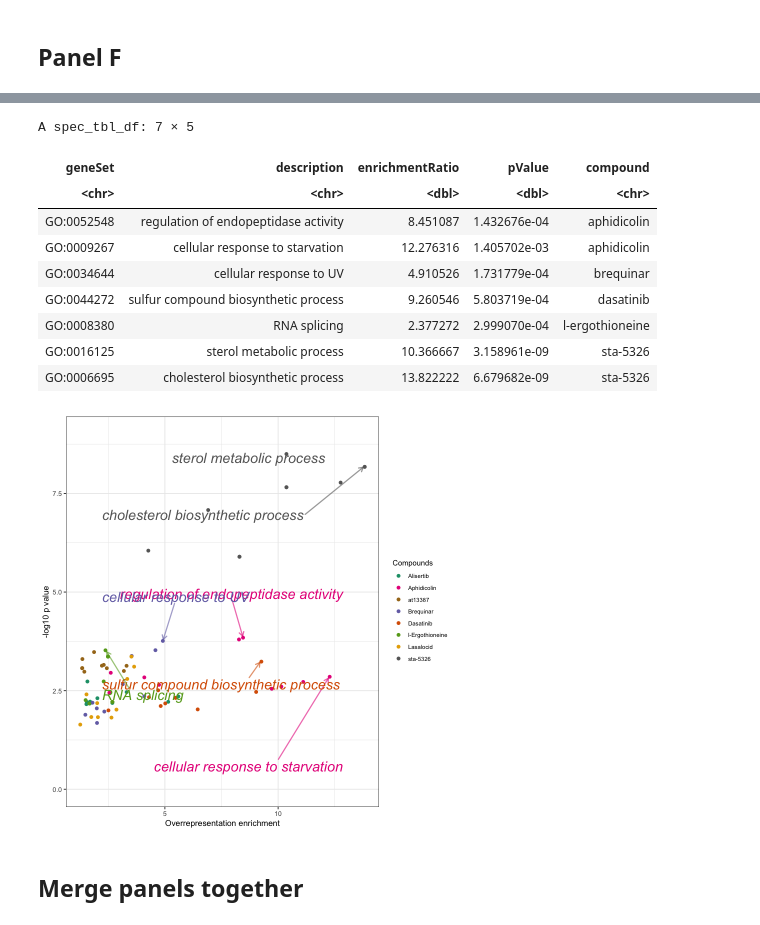
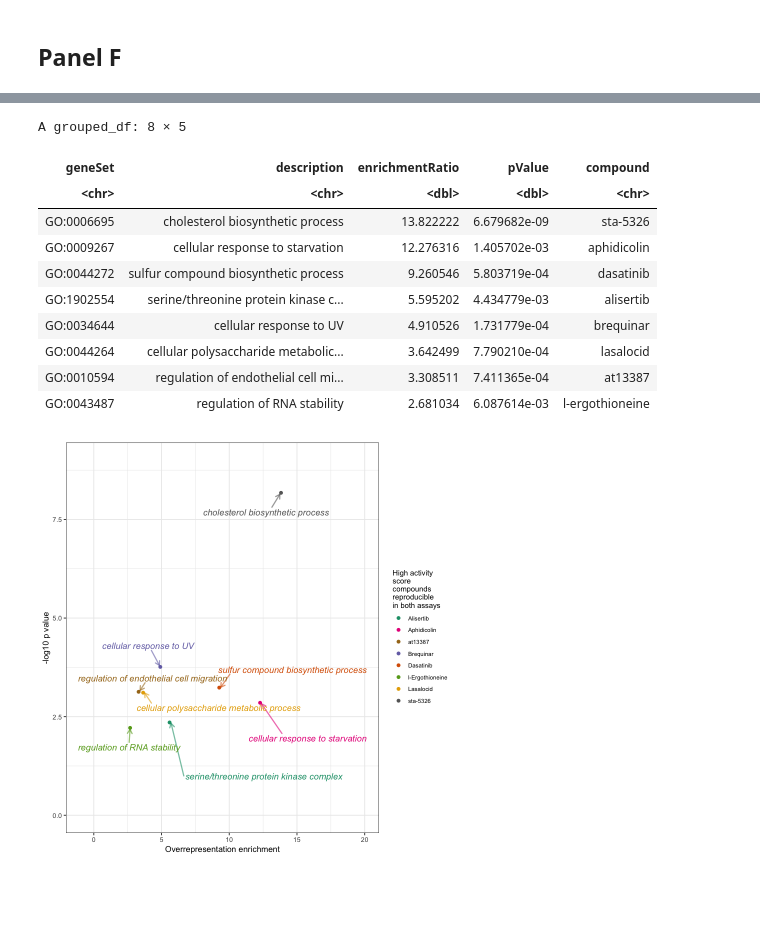
Before and after one commit to broadinstitute/lincs-profiling-complementarity, a Jupyter notebook: 6.paper_figures/figure4.ipynb, the cells around one changed output, grey strips where cells are left out. Cells and saved outputs as stored; diff of their text form; code cells hidden in the pictures; blank space fills up the shorter version.

Commit message:
update panel f in fig 4 to only plot top ORA go term

```diff
--- a/6.paper_figures/figure4.ipynb
+++ b/6.paper_figures/figure4.ipynb
@@ -440,47 +429,54 @@ top_geneSet_selections <- c(
 # %%
 # Added to plot
-ora_df %>%
-    dplyr::filter(geneSet %in% !!top_geneSet_selections) %>%
+ora_subset_df <- ora_df %>%
+    dplyr::group_by(compound) %>%
+    dplyr::arrange(desc(enrichmentRatio)) %>%
+    dplyr::filter(row_number() == 1) %>%
     dplyr::select(geneSet, description, enrichmentRatio, pValue, compound)
+
+ora_subset_df$compound <- paste(ora_subset_df$compound)
+
+ora_subset_df
 # %% [output]
-A spec_tbl_df: 7 × 5
+A grouped_df: 8 × 5
 | geneSet | description | enrichmentRatio | pValue | compound |
 | <chr> | <chr> | <dbl> | <dbl> | <chr> |
-| GO:0052548 | regulation of endopeptidase activity | 8.451087 | 1.432676e-04 | aphidicolin |
+| GO:0006695 | cholesterol biosynthetic process | 13.822222 | 6.679682e-09 | sta-5326 |
 | GO:0009267 | cellular response to starvation | 12.276316 | 1.405702e-03 | aphidicolin |
+| GO:0044272 | sulfur compound biosynthetic process | 9.260546 | 5.803719e-04 | dasatinib |
+| GO:1902554 | serine/threonine protein kinase c... | 5.595202 | 4.434779e-03 | alisertib |
 | GO:0034644 | cellular response to UV | 4.910526 | 1.731779e-04 | brequinar |
-| GO:0044272 | sulfur compound biosynthetic process | 9.260546 | 5.803719e-04 | dasatinib |
-| GO:0008380 | RNA splicing | 2.377272 | 2.999070e-04 | l-ergothioneine |
-| GO:0016125 | sterol metabolic process | 10.366667 | 3.158961e-09 | sta-5326 |
-| GO:0006695 | cholesterol biosynthetic process | 13.822222 | 6.679682e-09 | sta-5326 |
+| GO:0044264 | cellular polysaccharide metabolic... | 3.642499 | 7.790210e-04 | lasalocid |
+| GO:0010594 | regulation of endothelial cell mi... | 3.308511 | 7.411365e-04 | at13387 |
+| GO:0043487 | regulation of RNA stability | 2.681034 | 6.087614e-03 | l-ergothioneine |
 # %%
 panel_f_gg <- (
-    ggplot(ora_df, aes(x = enrichmentRatio, y = -log10(pValue), color = compound))
+    ggplot(ora_subset_df, aes(x = enrichmentRatio, y = -log10(pValue), color = compound))
     + geom_point()
     + ggrepel::geom_text_repel(
-        data = ora_df %>% dplyr::filter(geneSet %in% !!top_geneSet_selections),
+        data = ora_subset_df,
         aes(label = description),
+        force = 9,
         arrow = arrow(length = unit(0.015, "npc")),
         segment.size = 0.7,
         segment.alpha = 0.6,
-        size = 6,
+        size = 3.75,
         fontface = "italic",
-        box.padding = 3,
+        box.padding = 1,
         point.padding = 0.25,
         show.legend = FALSE
     )
     + figure_theme
     + ylim(c(0, 9))
-    + scale_color_manual("Compounds", labels = moa_targets, values = moa_colors)
+    + xlim(c(-1, 20))
+    + scale_color_manual("High activity\nscore\ncompounds\nreproducible\nin both assays", labels = cpd_targets, values = cpd_colors)
     + xlab("Overrepresentation enrichment")
     + ylab("-log10 p value")
     + theme(legend.position = "right", legend.key.size = unit(0.5, "cm"))
     + guides(color = guide_legend(ncol = 1))
 )
 
 panel_f_gg
 # %% [output]
-[figure, old version]
+[figure, new version]
-# %% [markdown]
-## Merge panels together
 # %%
```
Also changed, not shown: parts of 5 cells of this notebook, 3 other files.
